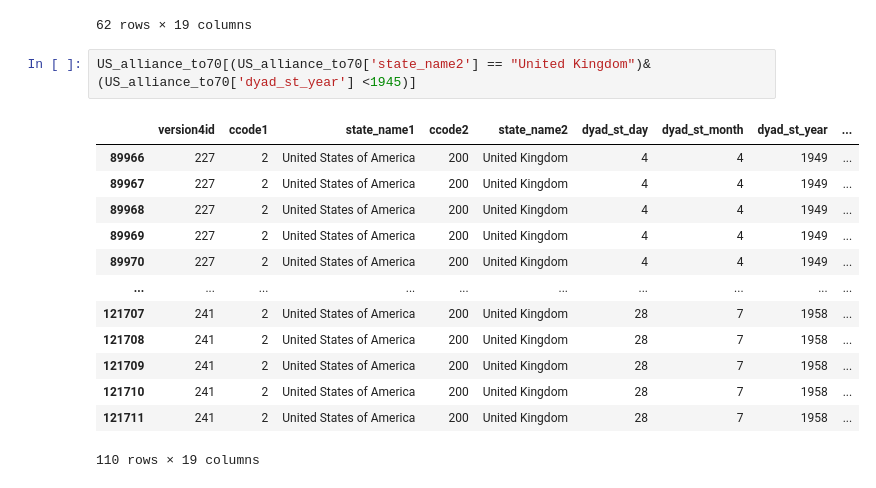
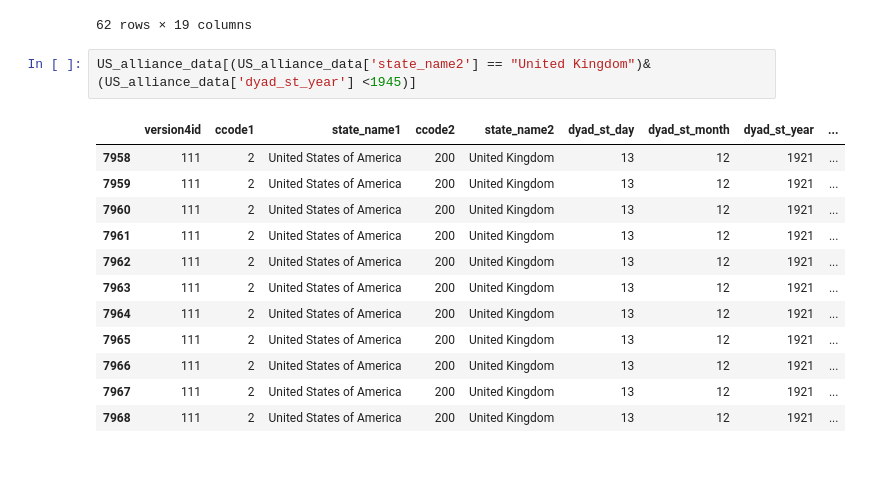
Before and after one commit to tomwillcode/American_Foreign_Policy_Research, a Jupyter notebook: American_Foreign_Policy_EDA.ipynb, the cells around one changed output. Saved outputs shown, nothing was run; the diff lists cells and outputs as text.

```diff
--- a/American_Foreign_Policy_EDA.ipynb
+++ b/American_Foreign_Policy_EDA.ipynb
@@ -104,18 +104,17 @@ US_alliance_45to70[US_alliance_45to70['state_name2'] == "Japan"]
 | 120081 | 233 | 2 | United States of America | 740 | Japan | 8 | 9 | 1951 | ... |
 62 rows × 19 columns
 # %%
-US_alliance_to70[(US_alliance_to70['state_name2'] == "United Kingdom")&(US_alliance_to70['dyad_st_year'] <1945)]
+US_alliance_data[(US_alliance_data['state_name2'] == "United Kingdom")&(US_alliance_data['dyad_st_year'] <1945)]
 # %% [output]
 |  | version4id | ccode1 | state_name1 | ccode2 | state_name2 | dyad_st_day | dyad_st_month | dyad_st_year | ... |
-| 89966 | 227 | 2 | United States of America | 200 | United Kingdom | 4 | 4 | 1949 | ... |
-| 89967 | 227 | 2 | United States of America | 200 | United Kingdom | 4 | 4 | 1949 | ... |
-| 89968 | 227 | 2 | United States of America | 200 | United Kingdom | 4 | 4 | 1949 | ... |
-| 89969 | 227 | 2 | United States of America | 200 | United Kingdom | 4 | 4 | 1949 | ... |
-| 89970 | 227 | 2 | United States of America | 200 | United Kingdom | 4 | 4 | 1949 | ... |
-| ... | ... | ... | ... | ... | ... | ... | ... | ... | ... |
-| 121707 | 241 | 2 | United States of America | 200 | United Kingdom | 28 | 7 | 1958 | ... |
-| 121708 | 241 | 2 | United States of America | 200 | United Kingdom | 28 | 7 | 1958 | ... |
-| 121709 | 241 | 2 | United States of America | 200 | United Kingdom | 28 | 7 | 1958 | ... |
-| 121710 | 241 | 2 | United States of America | 200 | United Kingdom | 28 | 7 | 1958 | ... |
-| 121711 | 241 | 2 | United States of America | 200 | United Kingdom | 28 | 7 | 1958 | ... |
+| 7958 | 111 | 2 | United States of America | 200 | United Kingdom | 13 | 12 | 1921 | ... |
+| 7959 | 111 | 2 | United States of America | 200 | United Kingdom | 13 | 12 | 1921 | ... |
+| 7960 | 111 | 2 | United States of America | 200 | United Kingdom | 13 | 12 | 1921 | ... |
+| 7961 | 111 | 2 | United States of America | 200 | United Kingdom | 13 | 12 | 1921 | ... |
+| 7962 | 111 | 2 | United States of America | 200 | United Kingdom | 13 | 12 | 1921 | ... |
+| 7963 | 111 | 2 | United States of America | 200 | United Kingdom | 13 | 12 | 1921 | ... |
+| 7964 | 111 | 2 | United States of America | 200 | United Kingdom | 13 | 12 | 1921 | ... |
+| 7965 | 111 | 2 | United States of America | 200 | United Kingdom | 13 | 12 | 1921 | ... |
+| 7966 | 111 | 2 | United States of America | 200 | United Kingdom | 13 | 12 | 1921 | ... |
+| 7967 | 111 | 2 | United States of America | 200 | United Kingdom | 13 | 12 | 1921 | ... |
+| 7968 | 111 | 2 | United States of America | 200 | United Kingdom | 13 | 12 | 1921 | ... |
-110 rows × 19 columns
```
Also changed, not shown: parts of 16 cells of this notebook, 15 other files.
